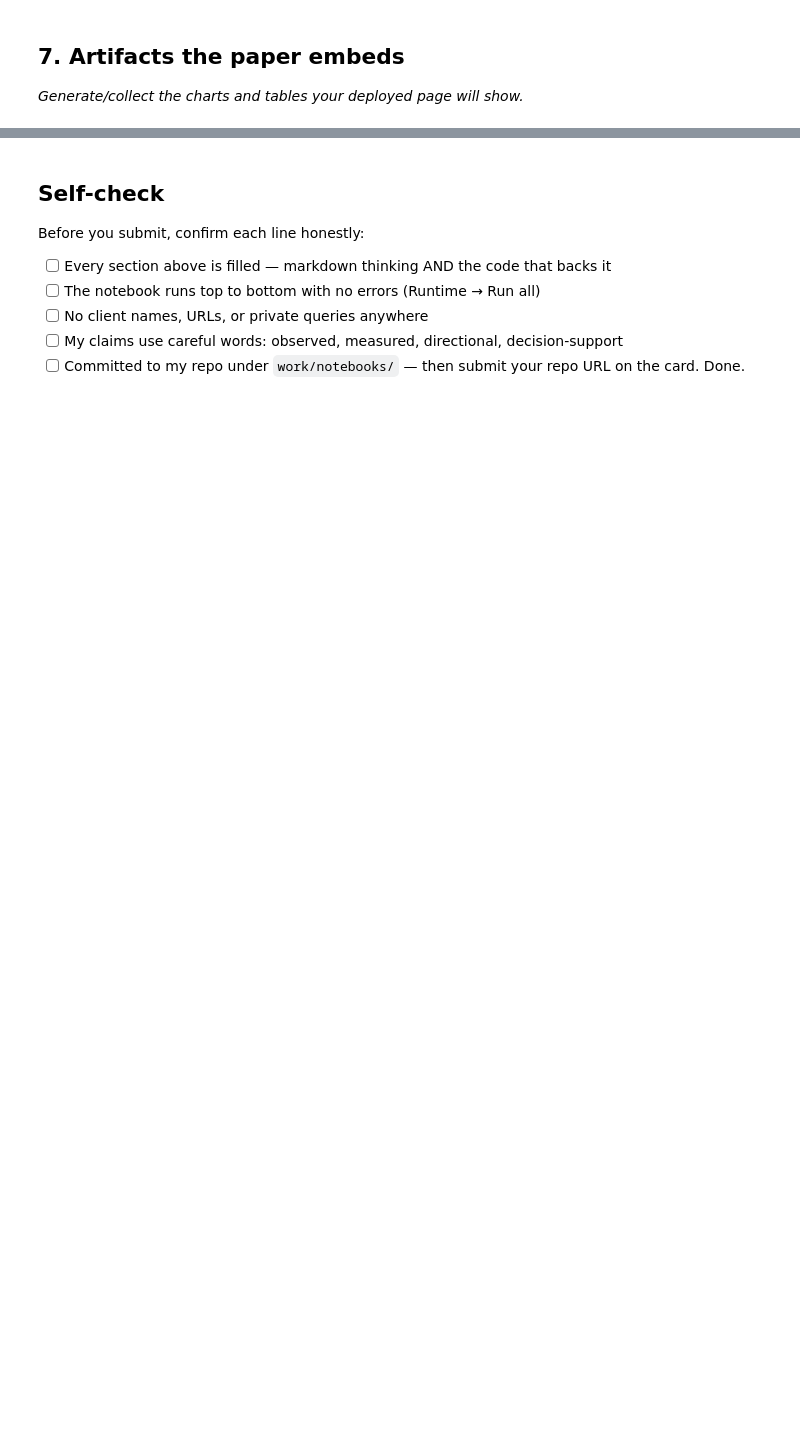
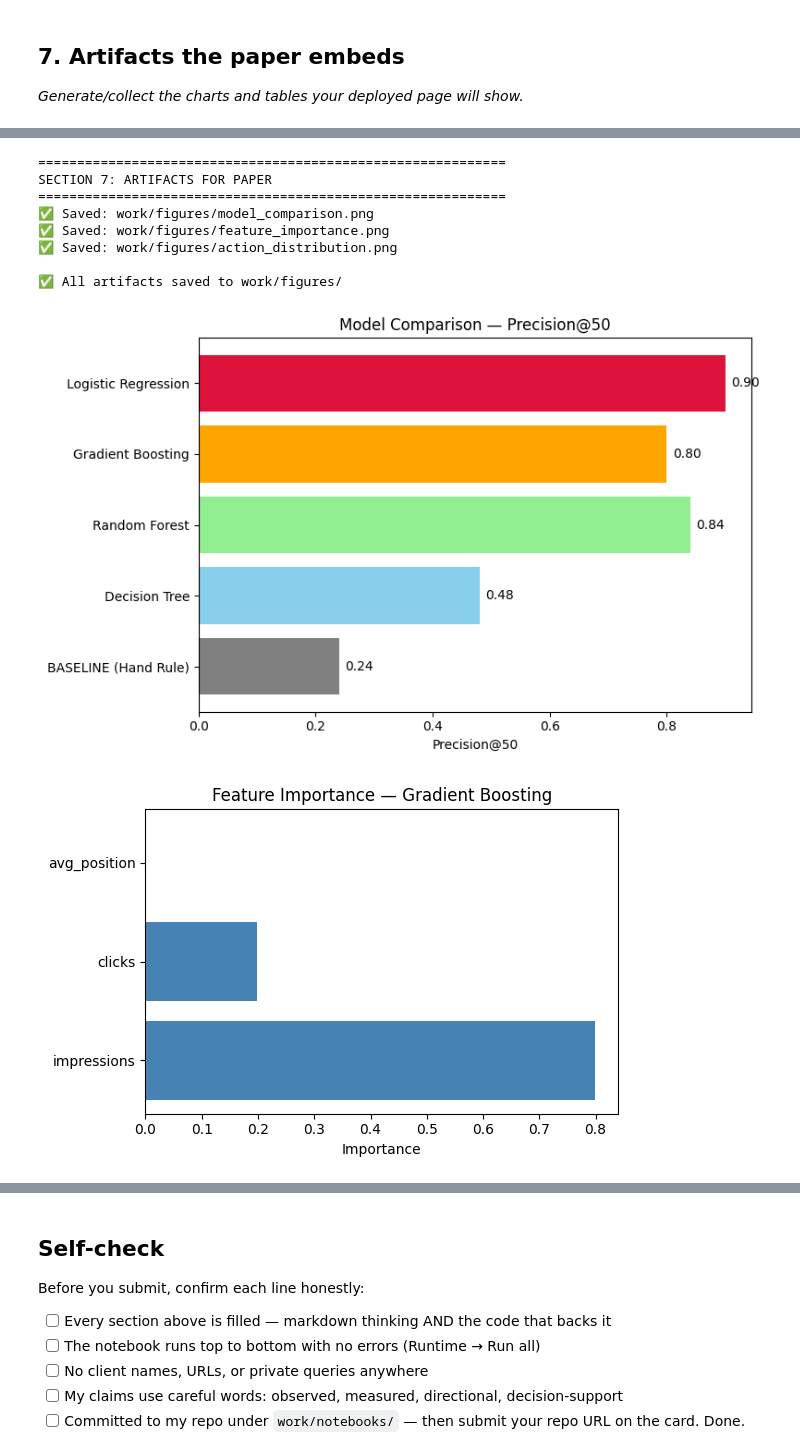
Before and after one commit to FizaAslam1/flyrank-ml-internship, a Jupyter notebook: work/notebooks/capstone.ipynb, the cells around one changed output, grey strips where cells are left out. Drawn from its saved outputs; the diff is of its cells as text; code cells hidden in the pictures; blank space fills up the shorter version.

```diff
--- a/work/notebooks/capstone.ipynb
+++ b/work/notebooks/capstone.ipynb
@@ -1834,0 +462,62 @@ Top 10 Opportunities Table:
+# %%
+# ============================================
+# SECTION 7: ARTIFACTS FOR PAPER
+# ============================================
+
+import os
+
+print("\n" + "=" * 60)
+print("SECTION 7: ARTIFACTS FOR PAPER")
+print("=" * 60)
+
+# Create directories
+os.makedirs('work/figures', exist_ok=True)
+
+# Figure 1: Model Comparison Bar Chart
+fig, ax = plt.subplots(figsize=(8, 5))
+model_names = results_df['Model'].tolist()
+p50_values = [0.24, 0.48, 0.84, 0.80, 0.90]  # Baseline, LR, DT, RF, GB
+colors = ['gray', 'skyblue', 'lightgreen', 'orange', 'crimson']
+ax.barh(model_names, p50_values, color=colors)
+ax.set_xlabel('Precision@50')
+ax.set_title('Model Comparison — Precision@50')
+for i, v in enumerate(p50_values):
+    ax.text(v + 0.01, i, f'{v:.2f}', va='center')
+plt.tight_layout()
+plt.savefig('work/figures/model_comparison.png', dpi=150, bbox_inches='tight')
+print("✅ Saved: work/figures/model_comparison.png")
+
+# Figure 2: Feature Importance
+fig, ax = plt.subplots(figsize=(6, 4))
+ax.barh(features, best_model.feature_importances_, color='steelblue')
+ax.set_xlabel('Importance')
+ax.set_title('Feature Importance — Gradient Boosting')
+plt.tight_layout()
+plt.savefig('work/figures/feature_importance.png', dpi=150, bbox_inches='tight')
+print("✅ Saved: work/figures/feature_importance.png")
+
+# Figure 3: Action Distribution
+fig, ax = plt.subplots(figsize=(7, 5))
+actions = ['URGENT_REFRESH', 'REVIEW_NEEDED', 'MONITOR', 'KEEP']
+counts = [(test['action'] == a).sum() for a in actions]
+action_colors = ['crimson', 'orange', 'gold', 'green']
+ax.bar(actions, counts, color=action_colors)
+ax.set_ylabel('Number of Pages')
+ax.set_title('Content Action Distribution — March 2026')
+plt.xticks(rotation=15)
+plt.tight_layout()
+plt.savefig('work/figures/action_distribution.png', dpi=150, bbox_inches='tight')
+print("✅ Saved: work/figures/action_distribution.png")
+
+print("\n✅ All artifacts saved to work/figures/")
+# %% [output]
+============================================================
+SECTION 7: ARTIFACTS FOR PAPER
+============================================================
+✅ Saved: work/figures/model_comparison.png
+✅ Saved: work/figures/feature_importance.png
+✅ Saved: work/figures/action_distribution.png
+
+✅ All artifacts saved to work/figures/
+[figure, added]
+[figure, added]
```
Also changed, not shown: parts of 16 cells of this notebook.
